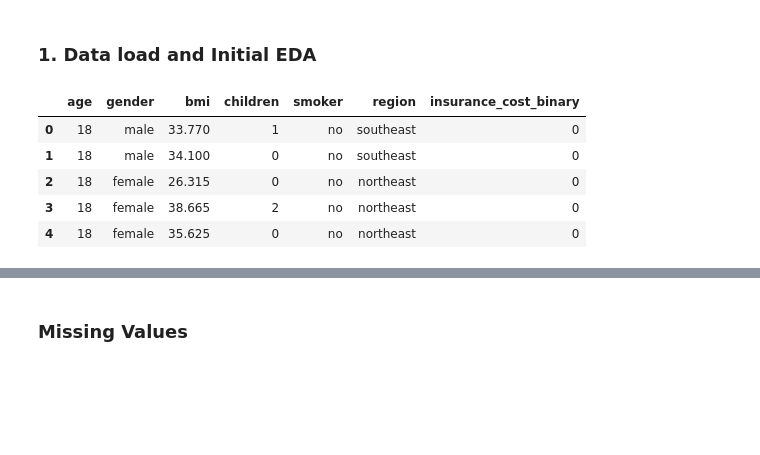
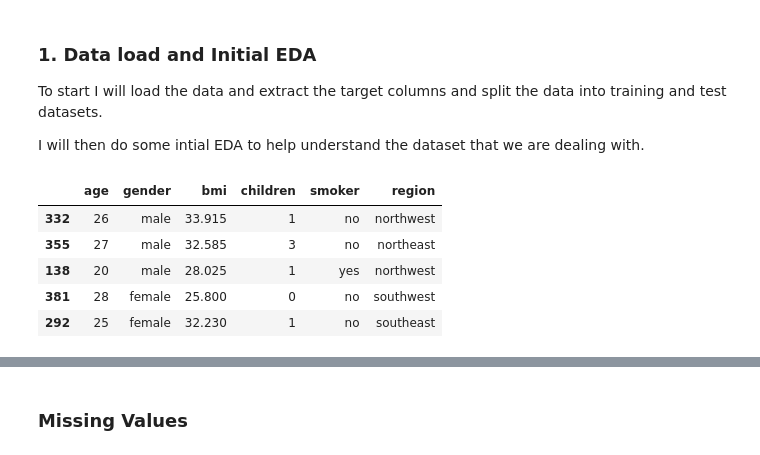
Before and after one commit to kristyan/data, a Jupyter notebook: e-tivity3/etivity3_classification.ipynb, the cells around one changed output, grey strips where cells are left out. Cells and saved outputs as stored; diff of their text form; code cells hidden in the pictures; blank space fills up the shorter version.

```diff
--- a/e-tivity3/etivity3_classification.ipynb
+++ b/e-tivity3/etivity3_classification.ipynb
@@ -19,22 +32,38 @@ from sklearn.compose import ColumnTransformer
 # %% [markdown]
 ### 1. Data load and Initial EDA
+
+To start I will load the data and extract the target columns and split the data into training and test datasets.
+
+I will then do some intial EDA to help understand the dataset that we are dealing with.
 # %%
 # First lets load the data into a dataframe
 df = pd.read_csv('./insurance.csv')
 
 # Create a new column 'insurance_cost_binary'
 # 0 if insurance_cost is less than or equal to the median insurance cost
 # 1 otherwise
 median_insurance_cost = df['insurance_cost'].median()
 df['insurance_cost_binary'] = (df['insurance_cost'] > median_insurance_cost).astype(int)
+
 # remove the original insurance_cost column
 df.drop(columns=['insurance_cost'], inplace=True)
 
-df.head()
+# split the data into features and target
+X = df.drop(columns=['insurance_cost_binary'])
+y = df[['insurance_cost_binary']]
+
+# split the data into training and test sets
+X_train, X_test, y_train, y_test = train_test_split(
+    X, y, test_size=0.3, random_state=42)
+
+# use the concat function to combine the training data and the target data as its useful for plotting
+X_y_train = pd.concat([X_train, y_train], axis=1)
+
+X_train.head()
 # %% [output]
-|  | age | gender | bmi | children | smoker | region | insurance_cost_binary |
-| 0 | 18 | male | 33.770 | 1 | no | southeast | 0 |
-| 1 | 18 | male | 34.100 | 0 | no | southeast | 0 |
-| 2 | 18 | female | 26.315 | 0 | no | northeast | 0 |
-| 3 | 18 | female | 38.665 | 2 | no | northeast | 0 |
-| 4 | 18 | female | 35.625 | 0 | no | northeast | 0 |
+|  | age | gender | bmi | children | smoker | region |
+| 332 | 26 | male | 33.915 | 1 | no | northwest |
+| 355 | 27 | male | 32.585 | 3 | no | northeast |
+| 138 | 20 | male | 28.025 | 1 | yes | northwest |
+| 381 | 28 | female | 25.800 | 0 | no | southwest |
+| 292 | 25 | female | 32.230 | 1 | no | southeast |
```
Also changed, not shown: parts of 29 cells of this notebook.
